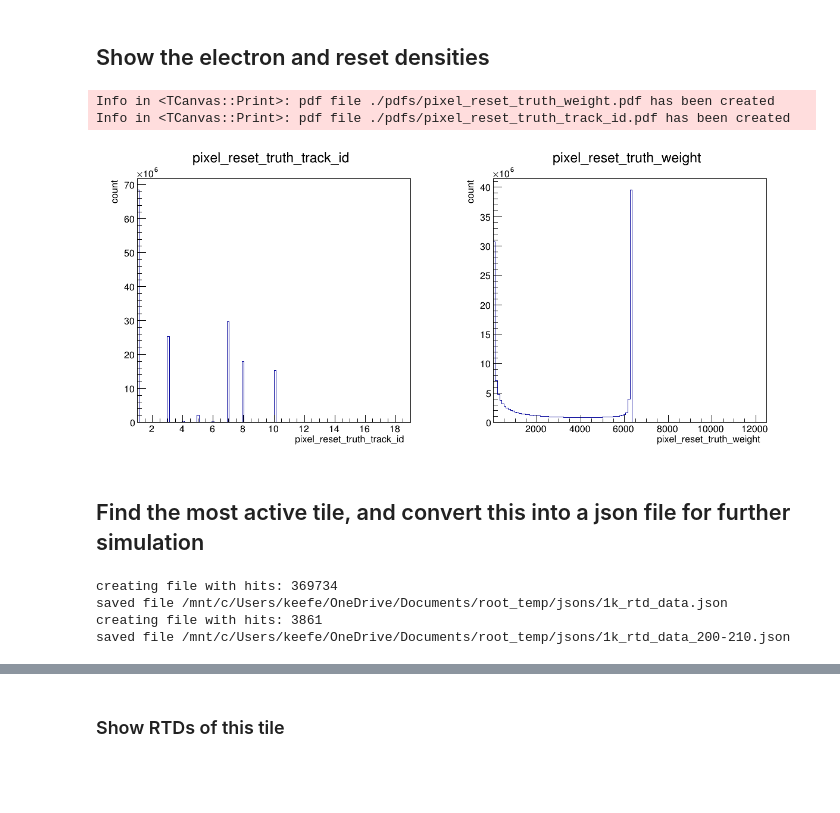
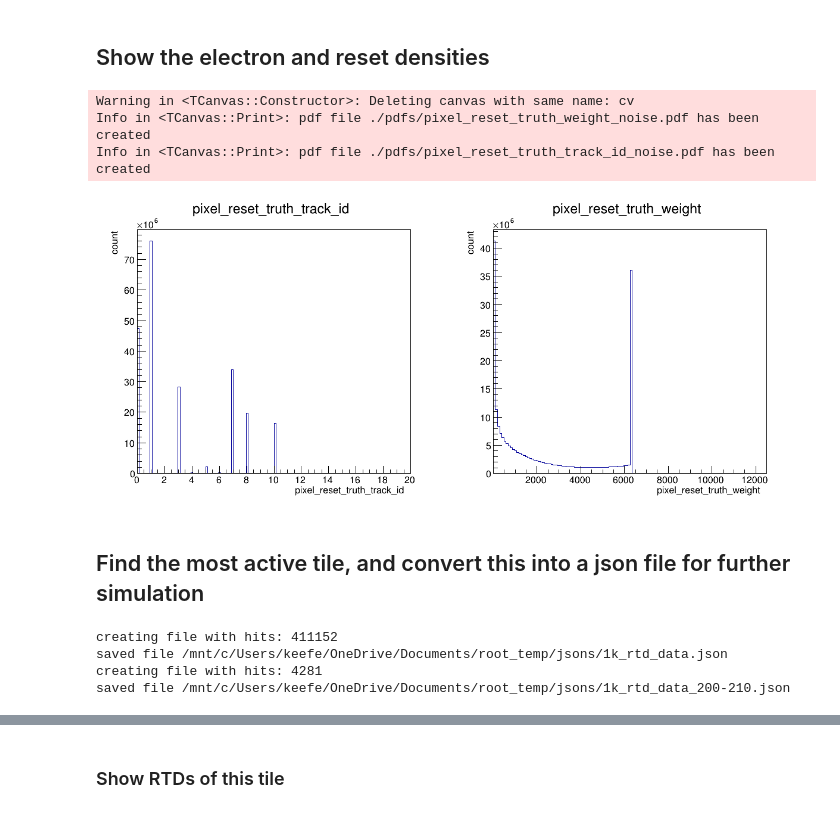
Before and after one commit to kkeefe/neutAna, a Jupyter notebook: simulation-software/notebooks/1ks_analysis.ipynb, the cells around one changed output, grey strips where cells are left out. Cells and saved outputs as stored; diff of their text form; code cells hidden in the pictures; blank space fills up the shorter version.

```diff
--- a/simulation-software/notebooks/1ks_analysis.ipynb
+++ b/simulation-software/notebooks/1ks_analysis.ipynb
@@ -34,7 +34,7 @@ xDIM = arrayXdim * channelXdim
 yDIM = arrayYdim * channelYdim
 # %%
 ROOT.EnableImplicitMT()
-rdf = ROOT.RDataFrame("event_tree", "../../data_radiogen/1ks_fix/core_1_rtd_input_rtd.root")
+rdf = ROOT.RDataFrame("event_tree", "../../data_radiogen/1ks_fix/core_0_rtd_input_rtd.root")
 print("opened rdf of entries: ", rdf.Count().GetValue())
 
 ROOT.gStyle.SetOptStat(0) # remove the histo box over the label
@@ -101,38 +102,39 @@ def showElectrons(input_df):
     """
     fdf = input_df.Filter("pixel_x != 0 && pixel_y != 0")
 
     # must keep the canvas and hist objects alive to display
     cv = ROOT.TCanvas("cv", "cv", 1200, 550)
     cv.Divide(2)
 
     cv.cd(1)
     hs = fdf.Histo1D("pixel_reset_truth_track_id")
     hs.Draw()
 
 
     cv.cd(2)
     hs_w = fdf.Histo1D("pixel_reset_truth_weight")
     hs_w.Draw()
 
     cv.Draw()
     # save this histograms to /pdfs/
     _tmpHs_w = ROOT.TCanvas("tmp", "tmp", 550, 550)
     hs_w.Draw()
     _tmpHs_w.Draw()
-    _tmpHs_w.SaveAs("./pdfs/pixel_reset_truth_weight.pdf")
+    _tmpHs_w.SaveAs("./pdfs/pixel_reset_truth_weight_noise.pdf")
 
     _tmpHs = ROOT.TCanvas("trk", "trk", 550, 550)
     hs.Draw()
     _tmpHs.Draw()
-    _tmpHs.SaveAs("./pdfs/pixel_reset_truth_track_id.pdf")
+    _tmpHs.SaveAs("./pdfs/pixel_reset_truth_track_id_noise.pdf")
     return cv, hs, hs_w
 
 if True:
     b = showElectrons(rdf)
 # %% [output]
-Info in <TCanvas::Print>: pdf file ./pdfs/pixel_reset_truth_weight.pdf has been created
-Info in <TCanvas::Print>: pdf file ./pdfs/pixel_reset_truth_track_id.pdf has been created
+Warning in <TCanvas::Constructor>: Deleting canvas with same name: cv
+Info in <TCanvas::Print>: pdf file ./pdfs/pixel_reset_truth_weight_noise.pdf has been created
+Info in <TCanvas::Print>: pdf file ./pdfs/pixel_reset_truth_track_id_noise.pdf has been created
-[figure, old version]
+[figure, new version]
 # %%
 def makeWeight(input_df):
     """
@@ -285,9 +287,9 @@ if True:
     makeJson(fdf)
     makeJson(fdf, outf=out_file, time_start=200, time_end=210)
 # %% [output]
-creating file with hits: 369734
+creating file with hits: 411152
 saved file /mnt/c/Users/keefe/OneDrive/Documents/root_temp/jsons/1k_rtd_data.json
-creating file with hits: 3861
+creating file with hits: 4281
 saved file /mnt/c/Users/keefe/OneDrive/Documents/root_temp/jsons/1k_rtd_data_200-210.json
 # %%
 import codecs, json
```
Also changed, not shown: parts of 7 cells of this notebook, 2 other files.
